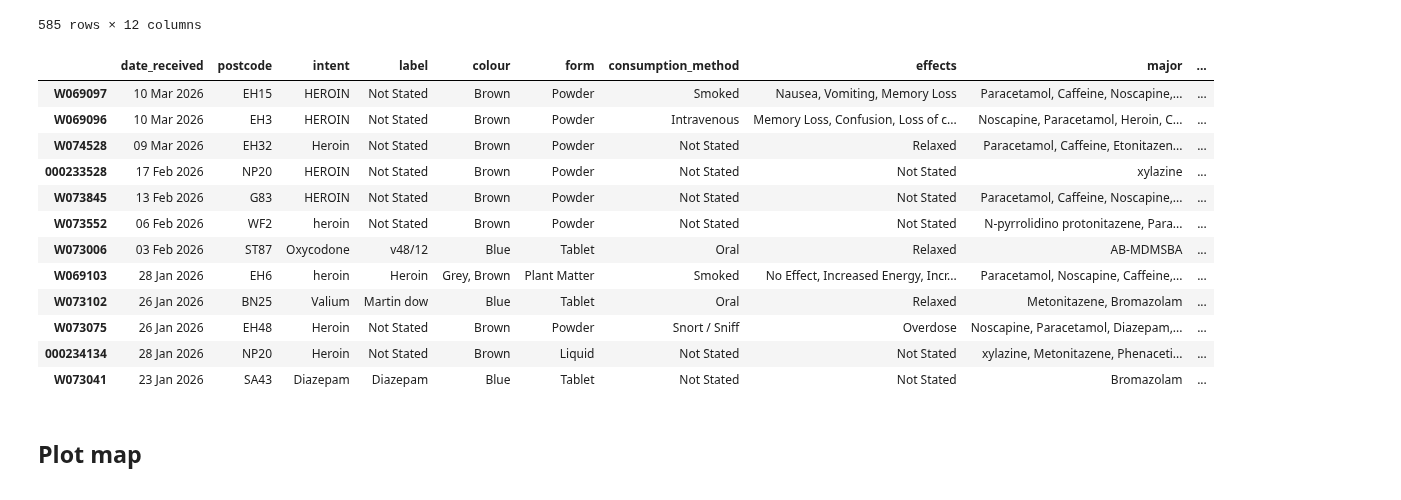
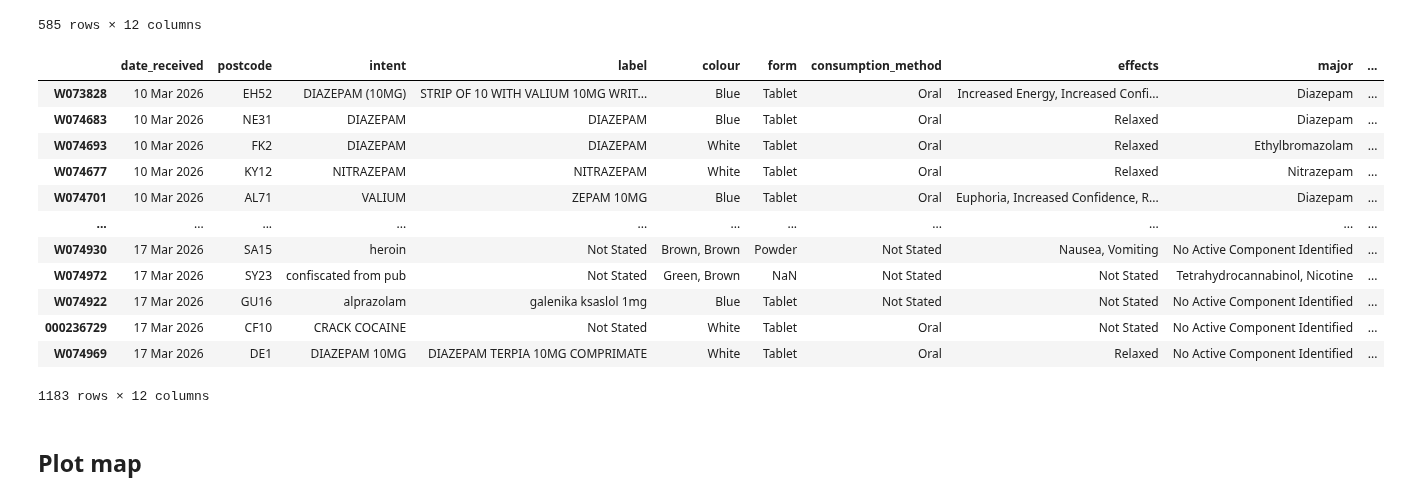
Before and after one commit to Benzo-Research-Project/NitazeneMap, a Jupyter notebook: WEDINOSParser.ipynb, the cells around one changed output. Saved outputs shown, nothing was run; the diff lists cells and outputs as text; code cells hidden in the pictures.

```diff
--- a/WEDINOSParser.ipynb
+++ b/WEDINOSParser.ipynb
@@ -388,6 +390,9 @@ W073041 23 Jan 2026 SA43 – Sold as Diazepam , tested as Bromazolam with Metoni
 # %%
-df_benzo_all = pd.read_csv('data/wedinos_benzos_010126-100326.csv', sep=',', encoding='utf-8', index_col=0)
-df_nit_all = pd.read_csv('data/wedinos_nitazenes_010126-100326.csv', sep=',', encoding='utf-8', index_col=0)
+df_benzo_all = pd.read_csv('data/wedinos_benzos_010126-200326.csv', sep=',', encoding='utf-8', index_col=0)
+df_nit_all = pd.read_csv('data/wedinos_nitazenes_010126-200326.csv', sep=',', encoding='utf-8', index_col=0)
+# %%
+df_benzo = pd.read_csv('data/wedinos_benzos_140326-080426.csv', sep=',', encoding='utf-8', index_col=0)
+df = pd.read_csv('data/wedinos_nitazenes_140326-080426.csv', sep=',', encoding='utf-8', index_col=0)
 # %%
 
 #df_nit_all = pd.read_csv('data/wedinos_nitazenes_010125-031225.csv', sep=',', encoding='utf-8',index_col=0)
@@ -470,24 +473,24 @@ df_benzo_2026
 # %%
 save_table = input('Do you want to save the table? (y/n): ')
 if save_table == 'y':
     table_name = input('Enter the name of the table: ')
     if ('benzo' in table_name):
         df_benzo_all.to_csv('data/'+table_name+'.csv', sep=',', encoding='utf-8')
     else:
         df_nit_all.to_csv('data/'+table_name+'.csv', sep=',', encoding='utf-8')
     #df.to_csv('wedinos_alerts_2024.csv', sep='\t', encoding='utf-8')
-df
+df_benzo_all
 # %% [output]
 |  | date_received | postcode | intent | label | colour | form | consumption_method | effects | major | ... |
-| W069097 | 10 Mar 2026 | EH15 | HEROIN | Not Stated | Brown | Powder | Smoked | Nausea, Vomiting, Memory Loss | Paracetamol, Caffeine, Noscapine,... | ... |
-| W069096 | 10 Mar 2026 | EH3 | HEROIN | Not Stated | Brown | Powder | Intravenous | Memory Loss, Confusion, Loss of c... | Noscapine, Paracetamol, Heroin, C... | ... |
-| W074528 | 09 Mar 2026 | EH32 | Heroin | Not Stated | Brown | Powder | Not Stated | Relaxed | Paracetamol, Caffeine, Etonitazen... | ... |
-| 000233528 | 17 Feb 2026 | NP20 | HEROIN | Not Stated | Brown | Powder | Not Stated | Not Stated | xylazine | ... |
-| W073845 | 13 Feb 2026 | G83 | HEROIN | Not Stated | Brown | Powder | Not Stated | Not Stated | Paracetamol, Caffeine, Noscapine,... | ... |
-| W073552 | 06 Feb 2026 | WF2 | heroin | Not Stated | Brown | Powder | Not Stated | Not Stated | N-pyrrolidino protonitazene, Para... | ... |
-| W073006 | 03 Feb 2026 | ST87 | Oxycodone | v48/12 | Blue | Tablet | Oral | Relaxed | AB-MDMSBA | ... |
-| W069103 | 28 Jan 2026 | EH6 | heroin | Heroin | Grey, Brown | Plant Matter | Smoked | No Effect, Increased Energy, Incr... | Paracetamol, Noscapine, Caffeine,... | ... |
-| W073102 | 26 Jan 2026 | BN25 | Valium | Martin dow | Blue | Tablet | Oral | Relaxed | Metonitazene, Bromazolam | ... |
-| W073075 | 26 Jan 2026 | EH48 | Heroin | Not Stated | Brown | Powder | Snort / Sniff | Overdose | Noscapine, Paracetamol, Diazepam,... | ... |
-| 000234134 | 28 Jan 2026 | NP20 | Heroin | Not Stated | Brown | Liquid | Not Stated | Not Stated | xylazine, Metonitazene, Phenaceti... | ... |
-| W073041 | 23 Jan 2026 | SA43 | Diazepam | Diazepam | Blue | Tablet | Not Stated | Not Stated | Bromazolam | ... |
+| W073828 | 10 Mar 2026 | EH52 | DIAZEPAM (10MG) | STRIP OF 10 WITH VALIUM 10MG WRIT... | Blue | Tablet | Oral | Increased Energy, Increased Confi... | Diazepam | ... |
+| W074683 | 10 Mar 2026 | NE31 | DIAZEPAM | DIAZEPAM | Blue | Tablet | Oral | Relaxed | Diazepam | ... |
+| W074693 | 10 Mar 2026 | FK2 | DIAZEPAM | DIAZEPAM | White | Tablet | Oral | Relaxed | Ethylbromazolam | ... |
+| W074677 | 10 Mar 2026 | KY12 | NITRAZEPAM | NITRAZEPAM | White | Tablet | Oral | Relaxed | Nitrazepam | ... |
+| W074701 | 10 Mar 2026 | AL71 | VALIUM | ZEPAM 10MG | Blue | Tablet | Oral | Euphoria, Increased Confidence, R... | Diazepam | ... |
+| ... | ... | ... | ... | ... | ... | ... | ... | ... | ... | ... |
+| W074930 | 17 Mar 2026 | SA15 | heroin | Not Stated | Brown, Brown | Powder | Not Stated | Nausea, Vomiting | No Active Component Identified | ... |
+| W074972 | 17 Mar 2026 | SY23 | confiscated from pub | Not Stated | Green, Brown | NaN | Not Stated | Not Stated | Tetrahydrocannabinol, Nicotine | ... |
+| W074922 | 17 Mar 2026 | GU16 | alprazolam | galenika ksaslol 1mg | Blue | Tablet | Not Stated | Not Stated | No Active Component Identified | ... |
+| 000236729 | 17 Mar 2026 | CF10 | CRACK COCAINE | Not Stated | White | Tablet | Oral | Not Stated | No Active Component Identified | ... |
+| W074969 | 17 Mar 2026 | DE1 | DIAZEPAM 10MG | DIAZEPAM TERPIA 10MG COMPRIMATE | White | Tablet | Oral | Relaxed | No Active Component Identified | ... |
+1183 rows × 12 columns
```
Also changed, not shown: parts of 9 cells of this notebook, 9 other files.
